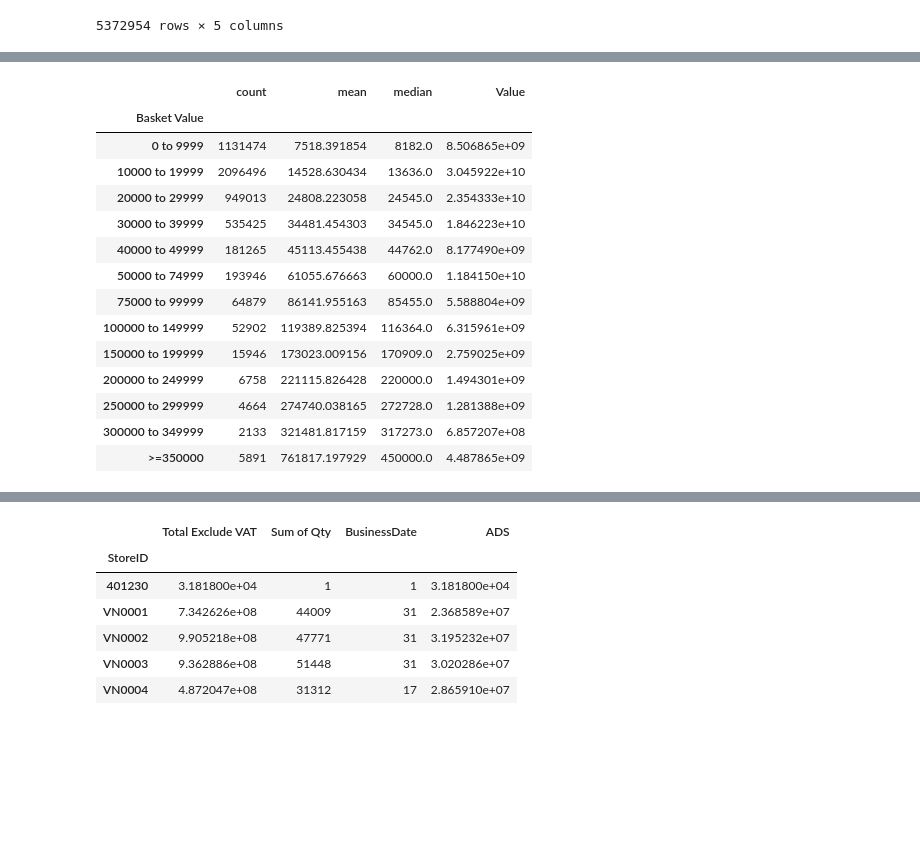
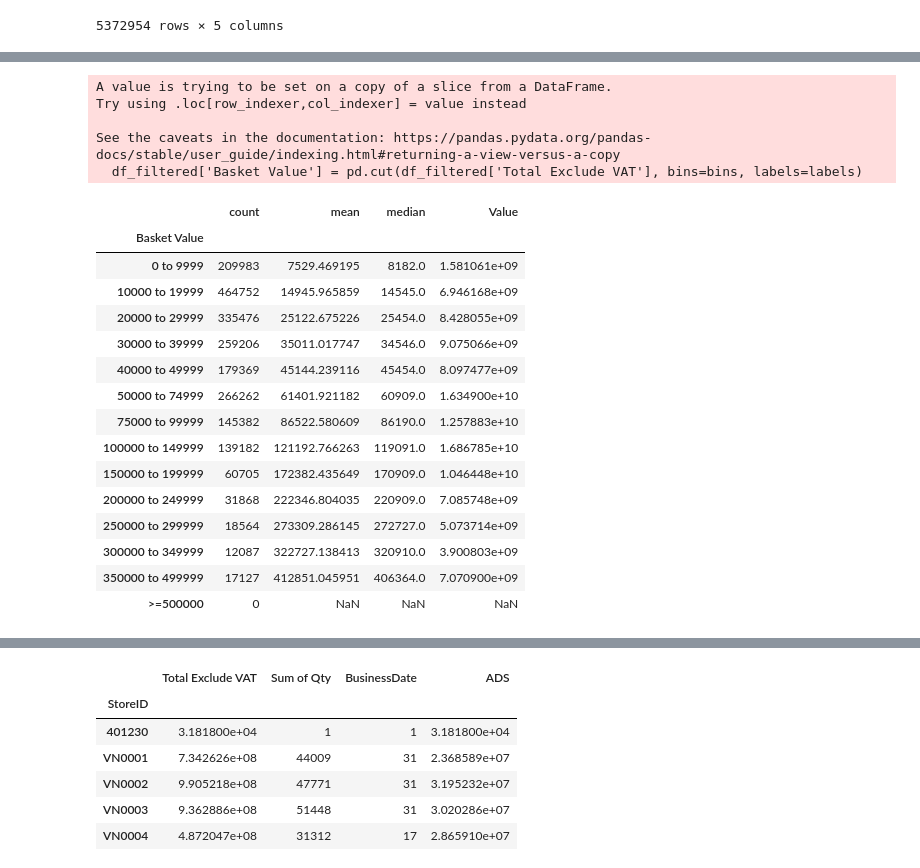
Before and after one commit to TrieuPH/python, a Jupyter notebook: Python/Data Analysis/Basket-Analysis_v3.1.ipynb, the cells around one changed output, grey strips where cells are left out. Drawn from its saved outputs; the diff is of its cells as text; code cells hidden in the pictures; blank space fills up the shorter version.

```diff
--- a/Python/Data Analysis/Basket-Analysis_v3.1.ipynb
+++ b/Python/Data Analysis/Basket-Analysis_v3.1.ipynb
@@ -65,7 +65,8 @@ from mlxtend.frequent_patterns import apriori, association_rules
 
 # Sample data
 dtypes = {'InvoiceID': str, 'Barcode': str, 'Sum of Qty': str, 'Total Exclude VAT': str, 'SubCategory Name': str}
-df = pd.read_csv(r'C:\Users\Trieu Pham\OneDrive - BTM Global Consulting\Projects\data csv\dataM1.csv', dtype=dtypes, on_bad_lines='warn')
+# df = pd.read_csv(r'C:\Users\Trieu Pham\OneDrive - BTM Global Consulting\Projects\data csv\dataM1.csv', dtype=dtypes, on_bad_lines='warn')
+df = pd.read_csv(r'C:\Users\trieu.pham\OneDrive - BTM Global Consulting\Projects\data csv\dataM1.csv', dtype=dtypes, on_bad_lines='warn')
 
 df['Sum of Qty'] = pd.to_numeric(df['Sum of Qty'], errors='coerce').fillna(0).astype(int)
 df['Total Exclude VAT'] = pd.to_numeric(df['Total Exclude VAT'], errors='coerce').fillna(0).astype(float)
@@ -215,3 +142,25 @@ df_filtered
 | 5378606 | VN9996020102230159 | 2270102000033 | 1 | 18182.0 | Onigiri |
 | 5378607 | VN9996020102230159 | 2703010000043 | 1 | 35455.0 | Dried Noodles |
 5372954 rows × 5 columns
+# %%
+import pandas as pd
+import numpy as np
+
+# filter out rows where 'Sum of Qty' or 'Total Exclude VAT' are zero
+# df_filtered = df[(df['Sum of Qty'] > 0) & (df['Total Exclude VAT'] > 0)]
+
+
+# Calculate the IQR and filter out outliers
+# Q1 = np.percentile(df_filtered['Total Exclude VAT'], 25)
+# Q3 = np.percentile(df_filtered['Total Exclude VAT'], 75)
+# IQR = Q3 - Q1
+upper_bound = 500000
+lower_bound = 1000
+# df_filtered = df_filtered[(df_filtered['Total Exclude VAT'] >= lower_bound) & (df_filtered['Total Exclude VAT'] <= upper_bound)]
+
+group_by_invoice = df_filtered.dropna().groupby('InvoiceID').agg({'Barcode': lambda x: ', '.join(x.astype(str)),
+                                      'Sum of Qty': 'sum',
+                                      'Total Exclude VAT': 'sum',
+                                      'SubCategory Name': lambda x: ', '.join(x.astype(str))})
+
+group_by_invoice
@@ -217,0 +182,5 @@ df_filtered
+# %%
+# filter group_by_invoice by upper_bound and lower_bound
+group_by_invoice_filtered = group_by_invoice[(group_by_invoice['Total Exclude VAT'] >= lower_bound) & (group_by_invoice['Total Exclude VAT'] <= upper_bound)]
+
+group_by_invoice_filtered
@@ -218,41 +237,47 @@ df_filtered
 # %%
 # Update bins and labels for the new range concept
-bins = np.concatenate(([0], np.arange(0, 50000, 10000), np.arange(50000, 100000, 25000), np.arange(100000, 350001, 50000), [np.inf]))
+bins = np.concatenate(([0], np.arange(0, 50000, 10000), np.arange(50000, 100000, 25000), np.arange(100000, 350000, 50000), np.arange(100000, 350001, 50000), [350000, 500000, np.inf]))
 bins = np.unique(bins)  # Remove duplicate edges
-labels = ['{} to {}' .format(i, i+9999) for i in range(0, 50000, 10000)] + ['{} to {}' .format(i, i+24999) for i in range(50000, 100000, 25000)] + ['{} to {}' .format(i, i+49999) for i in range(100000, 300001, 50000)]+['>=350000']
+labels = ['{} to {}' .format(i, i+9999) for i in range(0, 50000, 10000)] + ['{} to {}' .format(i, i+24999) for i in range(50000, 100000, 25000)] + ['{} to {}' .format(i, i+49999) for i in range(100000, 300001, 50000)] + ['350000 to 499999', '>=500000']
 
 def grouped_data(df_filtered):
 
     df_filtered['Basket Value'] = pd.cut(df_filtered['Total Exclude VAT'], bins=bins, labels=labels)
     grouped_data = df_filtered.groupby('Basket Value')['Total Exclude VAT'].agg(['count','mean','median'])
 
     # Add a new column for Count x Mean
     grouped_data['Value'] = grouped_data['count'] * grouped_data['mean']
 
     # Update x-axis labels
     grouped_data.index = grouped_data.index.astype(str).str.replace(',', '')
 
     return grouped_data
 
-grouped_data = grouped_data(df_filtered)
+grouped_data = grouped_data(group_by_invoice_filtered)
 
 grouped_data
 # %% [output]
+A value is trying to be set on a copy of a slice from a DataFrame.
+Try using .loc[row_indexer,col_indexer] = value instead
+
+See the caveats in the documentation: https://pandas.pydata.org/pandas-docs/stable/user_guide/indexing.html#returning-a-view-versus-a-copy
+  df_filtered['Basket Value'] = pd.cut(df_filtered['Total Exclude VAT'], bins=bins, labels=labels)
 |  | count | mean | median | Value |
 | Basket Value |  |  |  |  |
-| 0 to 9999 | 1131474 | 7518.391854 | 8182.0 | 8.506865e+09 |
-| 10000 to 19999 | 2096496 | 14528.630434 | 13636.0 | 3.045922e+10 |
-| 20000 to 29999 | 949013 | 24808.223058 | 24545.0 | 2.354333e+10 |
-| 30000 to 39999 | 535425 | 34481.454303 | 34545.0 | 1.846223e+10 |
-| 40000 to 49999 | 181265 | 45113.455438 | 44762.0 | 8.177490e+09 |
-| 50000 to 74999 | 193946 | 61055.676663 | 60000.0 | 1.184150e+10 |
-| 75000 to 99999 | 64879 | 86141.955163 | 85455.0 | 5.588804e+09 |
-| 100000 to 149999 | 52902 | 119389.825394 | 116364.0 | 6.315961e+09 |
-| 150000 to 199999 | 15946 | 173023.009156 | 170909.0 | 2.759025e+09 |
-| 200000 to 249999 | 6758 | 221115.826428 | 220000.0 | 1.494301e+09 |
-| 250000 to 299999 | 4664 | 274740.038165 | 272728.0 | 1.281388e+09 |
-| 300000 to 349999 | 2133 | 321481.817159 | 317273.0 | 6.857207e+08 |
-| >=350000 | 5891 | 761817.197929 | 450000.0 | 4.487865e+09 |
+| 0 to 9999 | 209983 | 7529.469195 | 8182.0 | 1.581061e+09 |
+| 10000 to 19999 | 464752 | 14945.965859 | 14545.0 | 6.946168e+09 |
+| 20000 to 29999 | 335476 | 25122.675226 | 25454.0 | 8.428055e+09 |
+| 30000 to 39999 | 259206 | 35011.017747 | 34546.0 | 9.075066e+09 |
+| 40000 to 49999 | 179369 | 45144.239116 | 45454.0 | 8.097477e+09 |
+| 50000 to 74999 | 266262 | 61401.921182 | 60909.0 | 1.634900e+10 |
+| 75000 to 99999 | 145382 | 86522.580609 | 86190.0 | 1.257883e+10 |
+| 100000 to 149999 | 139182 | 121192.766263 | 119091.0 | 1.686785e+10 |
+| 150000 to 199999 | 60705 | 172382.435649 | 170909.0 | 1.046448e+10 |
+| 200000 to 249999 | 31868 | 222346.804035 | 220909.0 | 7.085748e+09 |
+| 250000 to 299999 | 18564 | 273309.286145 | 272727.0 | 5.073714e+09 |
+| 300000 to 349999 | 12087 | 322727.138413 | 320910.0 | 3.900803e+09 |
+| 350000 to 499999 | 17127 | 412851.045951 | 406364.0 | 7.070900e+09 |
+| >=500000 | 0 | NaN | NaN | NaN |
 # %%
 import matplotlib.pyplot as plt
 import matplotlib.ticker as mticker
```
Also changed, not shown: parts of 9 cells of this notebook, 4 other files.
